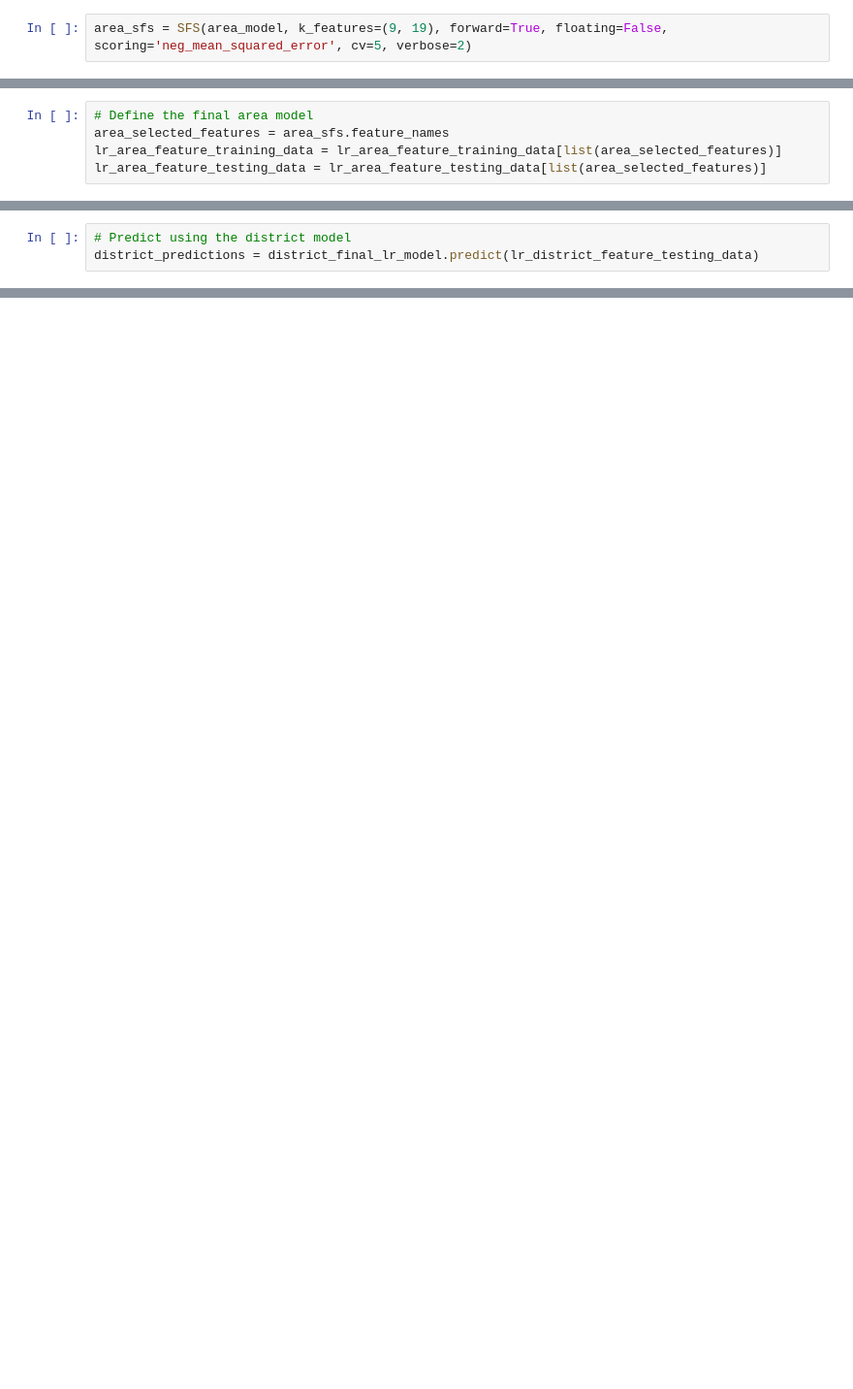
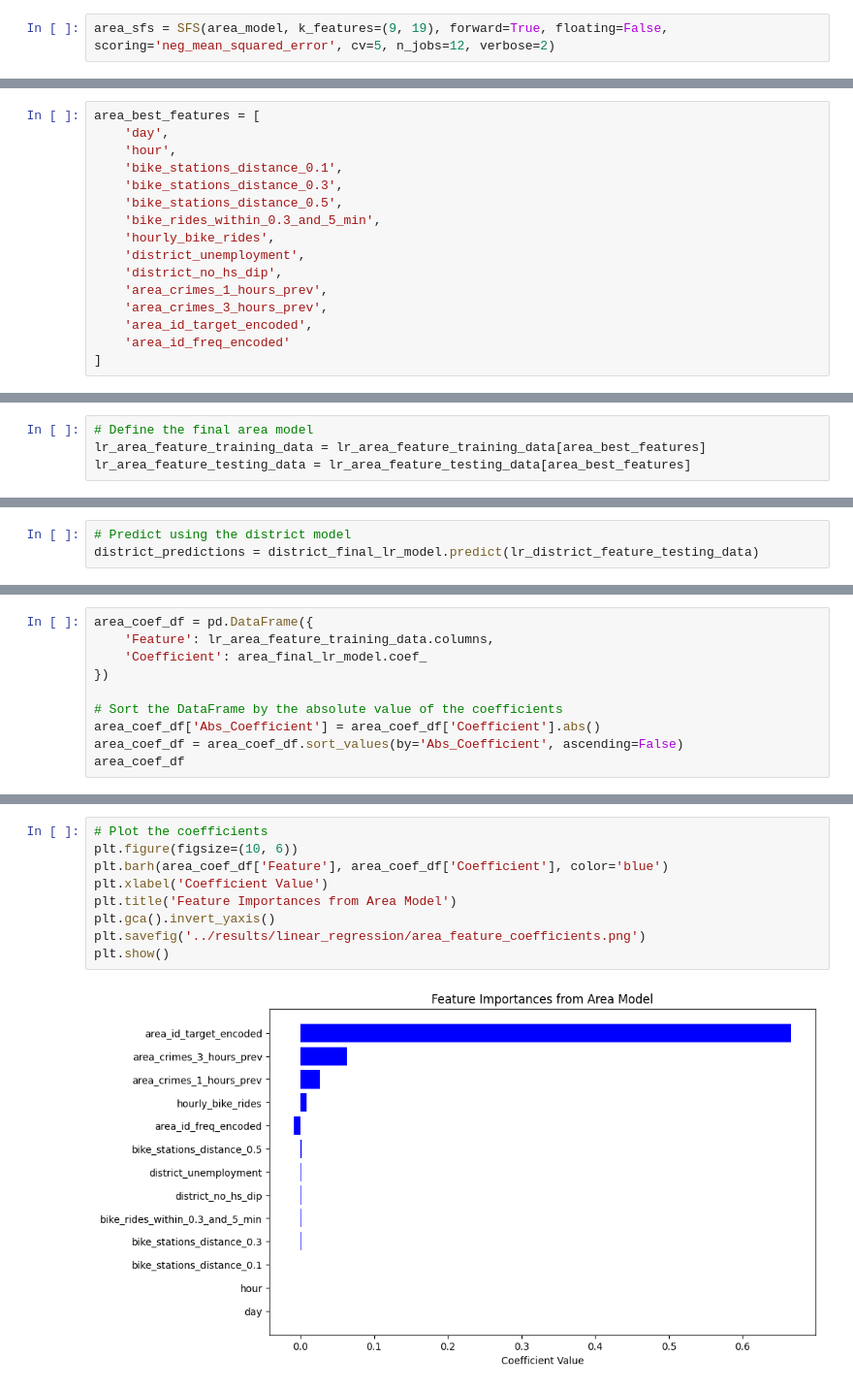
Before and after one commit to evanameyer1/Uncovering-New-Factors-In-Chicago-Crime-through-Regression-Models, a Jupyter notebook: models/notebooks/06_linear_regression.ipynb, the cells around one changed output, grey strips where cells are left out. Shown: that part at 97% size. Cells and saved outputs as stored; diff of their text form; blank space fills up the shorter version.

```diff
--- a/models/notebooks/06_linear_regression.ipynb
+++ b/models/notebooks/06_linear_regression.ipynb
@@ -262,6 +267,6 @@ lr_area_feature_training_data = lr_area_feature_training_data[list(lr_area_selec
 # %%
 area_sfs.fit(lr_area_feature_training_data, area_target_training_data)
 # %%
-area_sfs = SFS(area_model, k_features=(9, 19), forward=True, floating=False, scoring='neg_mean_squared_error', cv=5, verbose=2)
+area_sfs = SFS(area_model, k_features=(9, 19), forward=True, floating=False, scoring='neg_mean_squared_error', cv=5, n_jobs=12, verbose=2)
 # %%
 area_sfs.fit(lr_area_feature_training_data, area_target_training_data)
@@ -274,0 +325,16 @@ district_sfs.fit(lr_district_feature_training_data, district_target_training_dat
+# %%
+area_best_features = [
+    'day',
+    'hour',
+    'bike_stations_distance_0.1',
+    'bike_stations_distance_0.3',
+    'bike_stations_distance_0.5',
+    'bike_rides_within_0.3_and_5_min',
+    'hourly_bike_rides',
+    'district_unemployment',
+    'district_no_hs_dip',
+    'area_crimes_1_hours_prev',
+    'area_crimes_3_hours_prev',
+    'area_id_target_encoded',
+    'area_id_freq_encoded'
+]
@@ -276,8 +368,7 @@ district_sfs.fit(lr_district_feature_training_data, district_target_training_dat
 ##### Model Training
 # %%
 # Define the final area model
-area_selected_features = area_sfs.feature_names
-lr_area_feature_training_data = lr_area_feature_training_data[list(area_selected_features)]
-lr_area_feature_testing_data = lr_area_feature_testing_data[list(area_selected_features)]
+lr_area_feature_training_data = lr_area_feature_training_data[area_best_features]
+lr_area_feature_testing_data = lr_area_feature_testing_data[area_best_features]
 # %%
 # Define the final district model
@@ -328,0 +437,10 @@ print(f"R^2 Score: {district_r2}")
+# %%
+area_coef_df = pd.DataFrame({
+    'Feature': lr_area_feature_training_data.columns,
+    'Coefficient': area_final_lr_model.coef_
+})
+
+# Sort the DataFrame by the absolute value of the coefficients
+area_coef_df['Abs_Coefficient'] = area_coef_df['Coefficient'].abs()
+area_coef_df = area_coef_df.sort_values(by='Abs_Coefficient', ascending=False)
+area_coef_df
@@ -328,0 +490,11 @@ print(f"R^2 Score: {district_r2}")
+# %%
+# Plot the coefficients
+plt.figure(figsize=(10, 6))
+plt.barh(area_coef_df['Feature'], area_coef_df['Coefficient'], color='blue')
+plt.xlabel('Coefficient Value')
+plt.title('Feature Importances from Area Model')
+plt.gca().invert_yaxis()
+plt.savefig('../results/linear_regression/area_feature_coefficients.png')
+plt.show()
+# %% [output]
+[figure, added]
```
Also changed, not shown: parts of 22 cells of this notebook, 28 other files.
